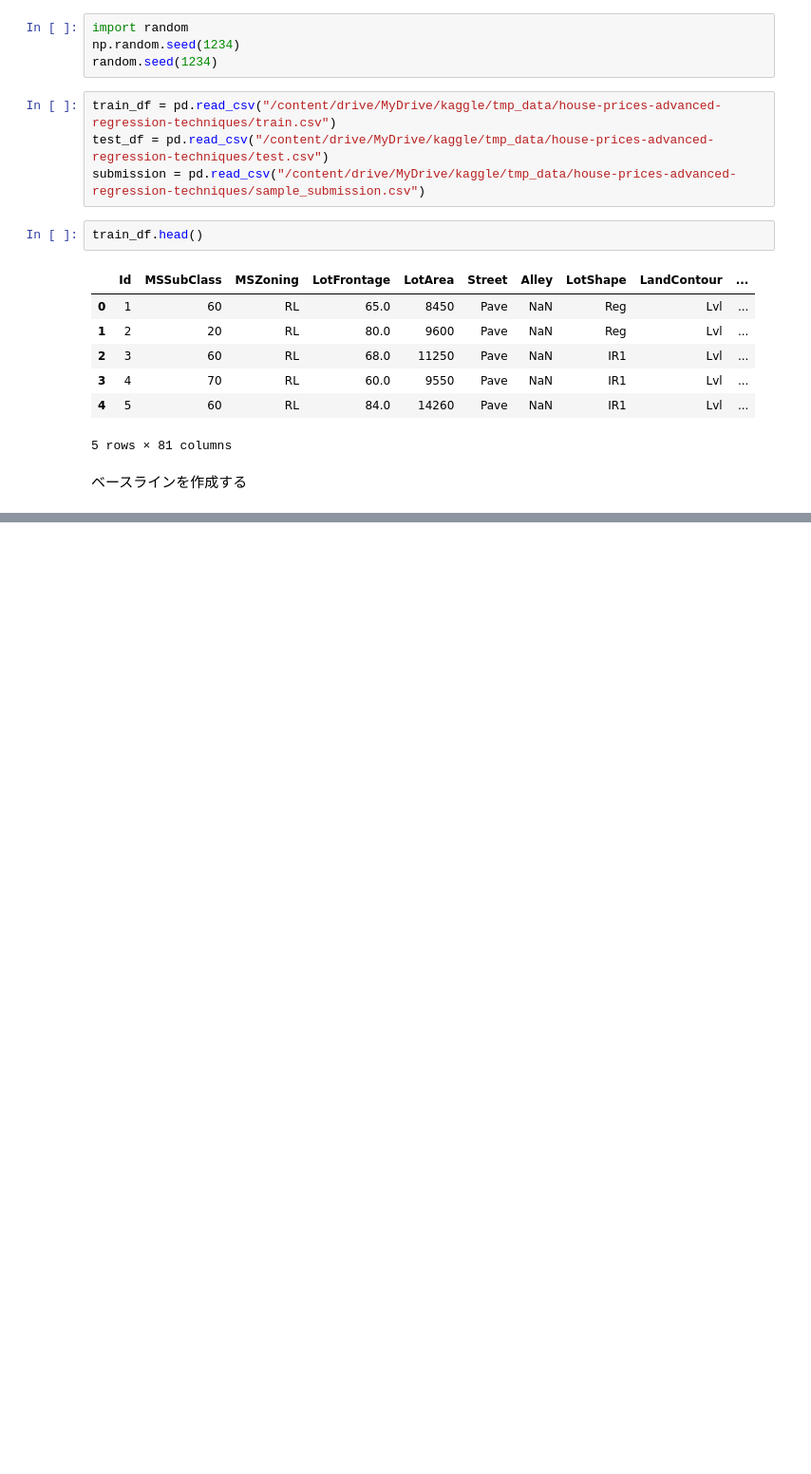
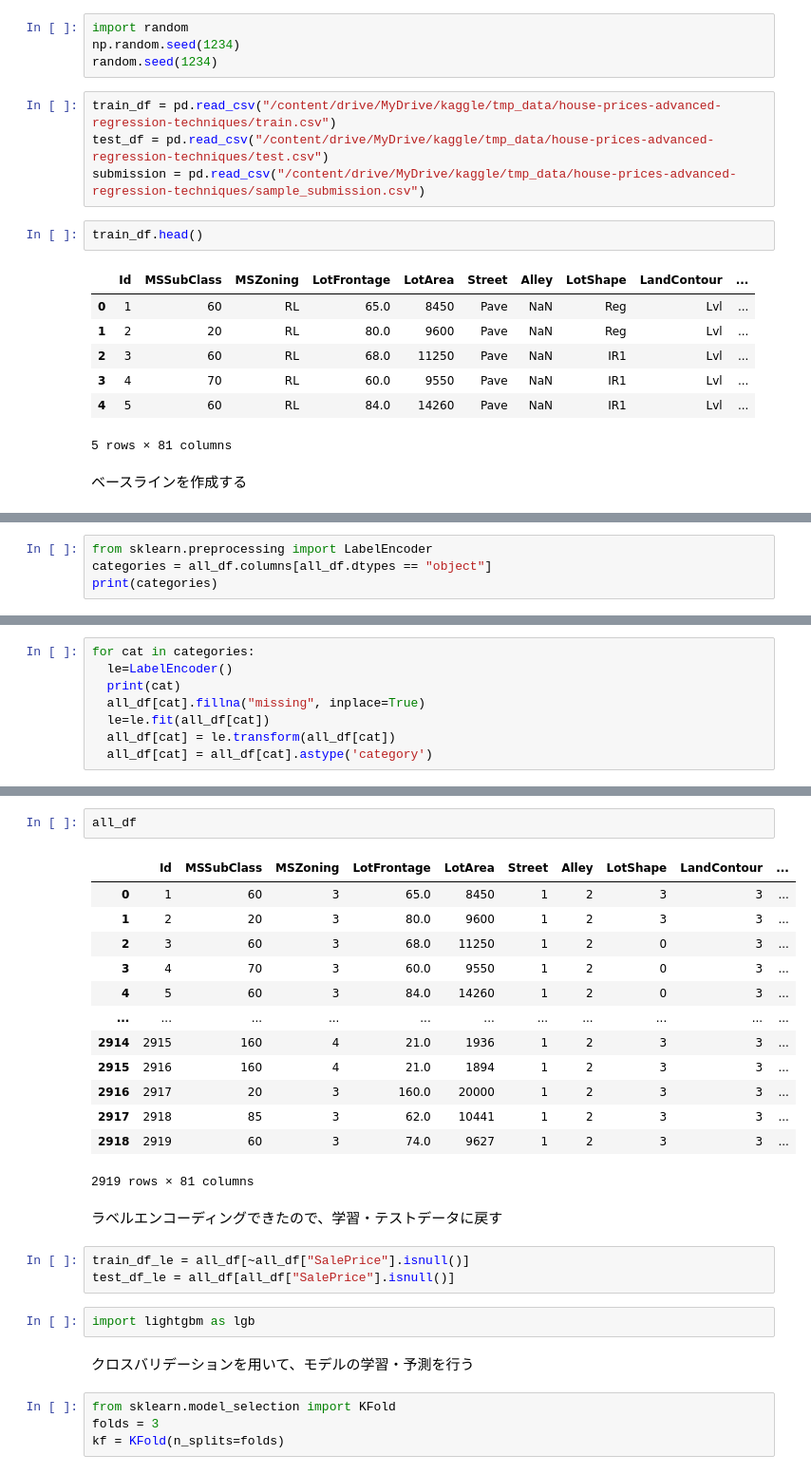
Before and after one commit to wkba/kaggle, a Jupyter notebook: house_prices_advanced_regression_techniques.ipynb, the cells around one changed output, grey strips where cells are left out. Shown: that part at 95% size. Cells and saved outputs as stored; diff of their text form; blank space fills up the shorter version.

```diff
--- a/house_prices_advanced_regression_techniques.ipynb
+++ b/house_prices_advanced_regression_techniques.ipynb
@@ -81,0 +142,4 @@ train_df.head()
+# %%
+from sklearn.preprocessing import LabelEncoder
+categories = all_df.columns[all_df.dtypes == "object"]
+print(categories)
@@ -81,0 +163,8 @@ train_df.head()
+# %%
+for cat in categories:
+  le=LabelEncoder()
+  print(cat)
+  all_df[cat].fillna("missing", inplace=True)
+  le=le.fit(all_df[cat])
+  all_df[cat] = le.transform(all_df[cat])
+  all_df[cat] = all_df[cat].astype('category')
@@ -81,0 +189,29 @@ train_df.head()
+# %%
+all_df
+# %% [output]
+|  | Id | MSSubClass | MSZoning | LotFrontage | LotArea | Street | Alley | LotShape | LandContour | ... |
+| 0 | 1 | 60 | 3 | 65.0 | 8450 | 1 | 2 | 3 | 3 | ... |
+| 1 | 2 | 20 | 3 | 80.0 | 9600 | 1 | 2 | 3 | 3 | ... |
+| 2 | 3 | 60 | 3 | 68.0 | 11250 | 1 | 2 | 0 | 3 | ... |
+| 3 | 4 | 70 | 3 | 60.0 | 9550 | 1 | 2 | 0 | 3 | ... |
+| 4 | 5 | 60 | 3 | 84.0 | 14260 | 1 | 2 | 0 | 3 | ... |
+| ... | ... | ... | ... | ... | ... | ... | ... | ... | ... | ... |
+| 2914 | 2915 | 160 | 4 | 21.0 | 1936 | 1 | 2 | 3 | 3 | ... |
+| 2915 | 2916 | 160 | 4 | 21.0 | 1894 | 1 | 2 | 3 | 3 | ... |
+| 2916 | 2917 | 20 | 3 | 160.0 | 20000 | 1 | 2 | 3 | 3 | ... |
+| 2917 | 2918 | 85 | 3 | 62.0 | 10441 | 1 | 2 | 3 | 3 | ... |
+| 2918 | 2919 | 60 | 3 | 74.0 | 9627 | 1 | 2 | 3 | 3 | ... |
+2919 rows × 81 columns
+# %% [markdown]
+ラベルエンコーディングできたので、学習・テストデータに戻す
+# %%
+train_df_le = all_df[~all_df["SalePrice"].isnull()]
+test_df_le = all_df[all_df["SalePrice"].isnull()]
+# %%
+import lightgbm as lgb
+# %% [markdown]
+クロスバリデーションを用いて、モデルの学習・予測を行う
+# %%
+from sklearn.model_selection import KFold
+folds = 3
+kf = KFold(n_splits=folds)
```
Also changed, not shown: parts of 25 cells of this notebook.
